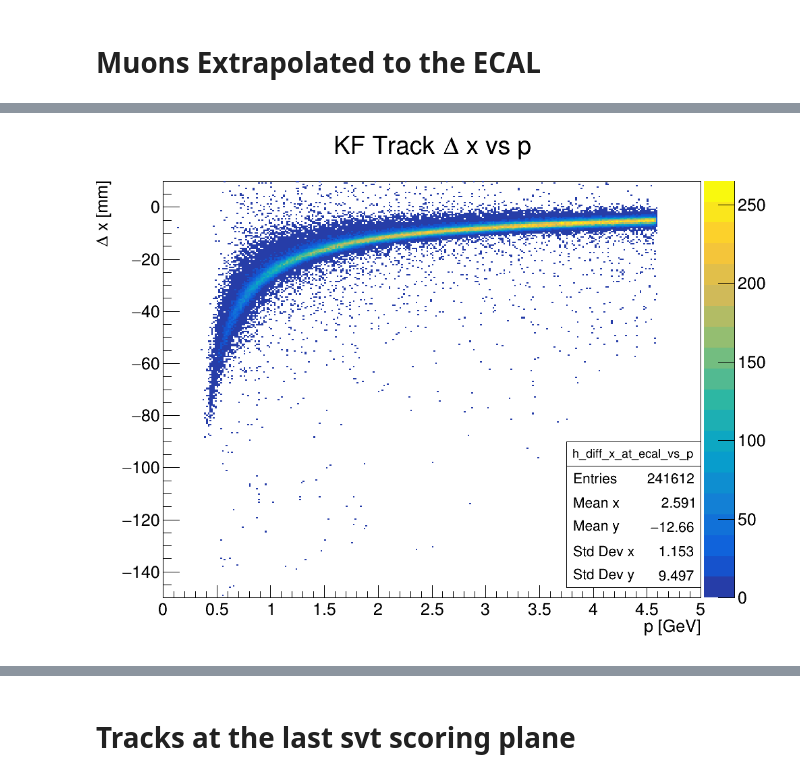
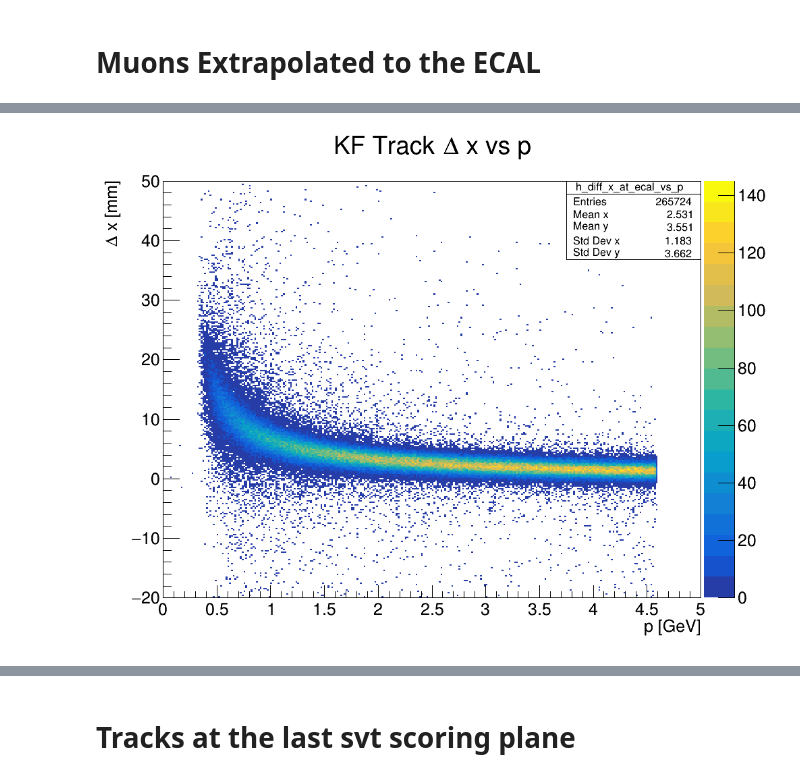
Before and after one commit to mholtrop/Analysis, a Jupyter notebook: ECAL/ECAL_Muons.ipynb, the cells around one changed output, grey strips where cells are left out. Saved outputs shown, nothing was run; the diff lists cells and outputs as text; code cells hidden in the pictures.

```diff
--- a/ECAL/ECAL_Muons.ipynb
+++ b/ECAL/ECAL_Muons.ipynb
@@ -43,20 +43,25 @@ python3.10 31714: res:  454.9 MB  vm:  420.7 GB
 # %%
 write_file = False
 # These are the files with the normal fieldmap, with the extra information for the track state at last tracker plane information.
-# data_files_pattern = "/data/HPS/data/MC/mum_2019/mum_90*_slic_recon.root"
-#snapshot_file_name = "mum_2019_dfx_filtered.root"
-#save_name_ext = ""
-#
-#
-# These are the no_fringe_zero fieldmap files.
-#data_files_pattern = "/data/HPS/data/MC/mum_2019_trunk_field/zero_field/mum_t0_80*_slic_recon.root"
-#snapshot_file_name = "mum_2019_zero_fringe.root"
-#save_name_ext = "_fringe_zero"
-#
-snapshot_file_name = "mum_2019_const_fringe.root"
-save_name_ext = "_fringe_const"
-data_files_pattern = "/data/HPS/data/MC/mum_2019_trunk_field/const_field/mum_t0_50*_slic_recon.root"
+choice = 3
 
+if choice == 0:
+    data_files_pattern = "/data/HPS/data/MC/mum_2019/mum_90*_slic_recon.root"
+    snapshot_file_name = "mum_2019_dfx_filtered.root"
+    save_name_ext = ""
+elif choice == 1:
+    # These are the no_fringe_zero fieldmap files.
+    data_files_pattern = "/data/HPS/data/MC/mum_2019_trunk_field/zero_field/mum_t0_80*_slic_recon.root"
+    snapshot_file_name = "mum_2019_zero_fringe.root"
+    save_name_ext = "_fringe_zero"
+elif choice == 2:
+    snapshot_file_name = "mum_2019_const_fringe.root"
+    save_name_ext = "_fringe_const"
+    data_files_pattern = "/data/HPS/data/MC/mum_2019_trunk_field/const_field/mum_t0_50*_slic_recon.root"
+elif choice == 3:
+    snapshot_file_name = "mum_2019_small_step.root"
+    save_name_ext = "_small_step"
+    data_files_pattern = "/data/HPS/data/MC/mum_2019/fine_step/mum_3*_slic_recon.root"
 
 if write_file:
 
@@ -182,4 +187,5 @@ Select only 1 Primary MC particle at SVT6: pass=241612     all=389634     -- eff
 # %%
+
 class histograms:
     def __init__(self, df, name):
         self.df = df
@@ -203,9 +209,9 @@ class histograms:
         self.track_y_at_lasthit = self.df.Histo1D((f"{name}_track_y_at_lasthit","Track y at last hit;y [mm]",1000,-100.,100.),"track_y_at_lasthit")
         self.track_z_at_lasthit = self.df.Histo1D((f"{name}_track_z_at_lasthit","Track z at last hit;z [mm]",1000,880.,920.),"track_z_at_lasthit")
         self.track_xy_at_lasthit = self.df.Histo2D((f"{name}_track_xy_at_lasthit","Track xy at last hit;x [mm];y [mm]",200,-250,250,200,-100,100),"track_x_at_lasthit","track_y_at_lasthit")
-        self.mc_diff_x_at_ecal = self.df.Define("diff","return mc_x_at_ecal[0]-track_x_at_ecal[0];").Histo1D((f"{name}_mc_diff_x_at_ecal","KF Track #Delta x at ECal; #Delta x [mm]",1000,-100.,100.),"diff")
+        self.mc_diff_x_at_ecal = self.df.Define("diff","return mc_x_at_ecal[0]-track_x_at_ecal[0];").Histo1D((f"{name}_mc_diff_x_at_ecal","KF Track #Delta x at ECal; #Delta x [mm]",1000,-20.,50.),"diff")
         self.mc_diff_y_at_ecal = self.df.Define("diff","return mc_y_at_ecal[0]-track_y_at_ecal[0];").Histo1D((f"{name}_mc_diff_y_at_ecal","KF Track #Delta y at ECal; #Delta y [mm]",1000,-5.,5.),"diff")
-        self.diff_x_at_ecal_vs_p = self.df.Define("diff","return mc_x_at_ecal[0]-track_x_at_ecal[0];").Histo2D((f"{name}_diff_x_at_ecal_vs_p","KF Track #Delta x vs p; p [GeV]; #Delta x [mm]",300,0.,5.,300,-150.,10.),"mc_p_at_ecal", "diff")
+        self.diff_x_at_ecal_vs_p = self.df.Define("diff","return mc_x_at_ecal[0]-track_x_at_ecal[0];").Histo2D((f"{name}_diff_x_at_ecal_vs_p","KF Track #Delta x vs p; p [GeV]; #Delta x [mm]",300,0.,5.,300,-20.,50.),"mc_p_at_ecal", "diff")
         self.eloss_to_svt6 = self.df.Define("diff","vector<double> out; for(int i=0;i<mc_p_at_svt6.size();++i){out.push_back(mc_p_at_target[0]-mc_p_at_svt6[i]);};return out;").Histo1D((f"{name}_eloss_to_svt6","Momentum loss to SVT6; p [GeV]",1000,0.,0.5),"diff")
         df_plus = self.df.Filter("mc_x_at_svt6.size()==1").Define("mc_extrap_x","return mc_x_at_svt6[0]+(1443.-mc_z_at_svt6[0])*mc_px_at_svt6[0]/mc_pz_at_svt6[0];")\
              .Define("mc_extrap_y","return mc_y_at_svt6[0]+(1443.-mc_z_at_svt6[0])*mc_py_at_svt6[0]/mc_pz_at_svt6[0];") \
@@ -213,7 +219,7 @@ class histograms:
              .Define("mc_extrap_y_diff","return mc_extrap_y-mc_y_at_ecal[0];")
         self.mc_extrap_x_to_ecal = df_plus.Histo1D((f"{name}_mc_extrap_x_to_ecal","Extrapolated x to ECal; x [mm]",1000,-400.,400.),"mc_extrap_x")
         self.mc_extrap_y_to_ecal = df_plus.Histo1D((f"{name}_mc_extrap_y_to_ecal","Extrapolated y to ECal; y [mm]",1000,-100.,100.),"mc_extrap_y")
-        self.mc_extrap_x_diff = df_plus.Histo1D((f"{name}_mc_extrap_x_diff","Extrapolated x difference; x [mm]",1000,-100.,100.),"mc_extrap_x_diff")
+        self.mc_extrap_x_diff = df_plus.Histo1D((f"{name}_mc_extrap_x_diff","Extrapolated x difference; x [mm]",1000,-20.,50.),"mc_extrap_x_diff")
         self.mc_extrap_y_diff = df_plus.Histo1D((f"{name}_mc_extrap_y_diff","Extrapolated y difference; y [mm]",1000,-5.,5.),"mc_extrap_y_diff")
 # %%
 h_mum = histograms(dfx_filtered,"h")
@@ -343,8 +352,8 @@ cc1c = R.TCanvas("cc1c","cc1c",1000,800)
 h_mum.diff_x_at_ecal_vs_p.Draw("colz")
 cc1c.Draw()
 st_top = h_mum.diff_x_at_ecal_vs_p.GetListOfFunctions().FindObject("stats")
-st_top.SetY1NDC(0.4)
-st_top.SetY2NDC(0.12)
+st_top.SetY1NDC(0.9)
+st_top.SetY2NDC(0.75)
 st_top.SetX1NDC(0.7)
 st_top.SetX2NDC(0.9)
 
@@ -354 +362 @@ Warning in <TCanvas::Constructor>: Deleting canvas with same name: cc1c
-[figure, old version]
+[figure, new version]
```
Also changed, not shown: parts of 24 cells of this notebook.
